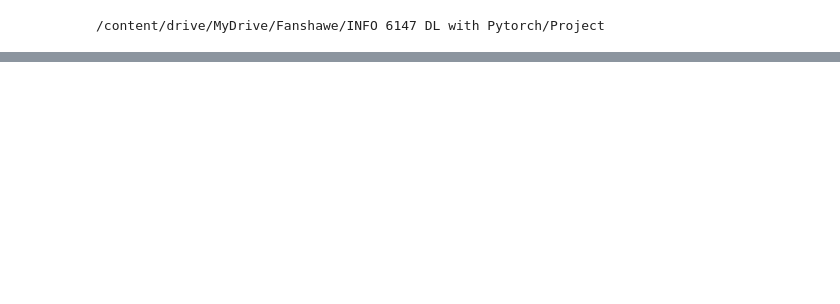
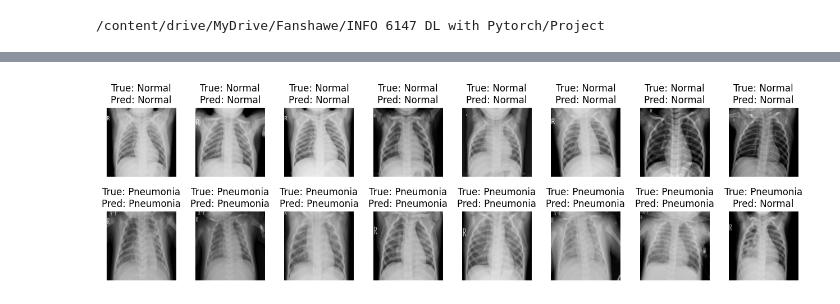
Before and after one commit to yesmkaran/pneumonia-classification, a Jupyter notebook: Pneumonia_Classification.ipynb, the cells around one changed output, grey strips where cells are left out. Drawn from its saved outputs; the diff is of its cells as text; code cells hidden in the pictures; blank space fills up the shorter version.

```diff
--- a/Pneumonia_Classification.ipynb
+++ b/Pneumonia_Classification.ipynb
@@ -128,0 +283,40 @@ while iter_count < total_iterations:
+# %%
+# test images path
+test_data_dir = '/content/drive/MyDrive/Fanshawe/INFO 6147 DL with Pytorch/Project/test'
+
+# apply transformation
+test_transform = transforms.Compose([
+    transforms.Resize((224, 224)),
+    transforms.ToTensor(),
+    transforms.Normalize(mean=[0.485, 0.456, 0.406], std=[0.229, 0.224, 0.225])
+])
+
+test_dataset = datasets.ImageFolder(root=test_data_dir, transform=test_transform)
+
+
+# visualize images with their predictions
+fig, axes = plt.subplots(2, 8, figsize=(16, 4), gridspec_kw={'hspace': 0.5})
+
+# evaluation mode
+model.eval()
+
+for i, (img, label) in enumerate(test_dataset):
+
+    # move to device
+    img = img.to(device)
+
+    # compute prediction
+    output = model(img.unsqueeze(0))
+    prediction = (torch.sigmoid(output.squeeze(0)) > threshold).int()
+
+    ax = axes[i//8, i%8]
+    img = np.clip((img.permute(1, 2, 0).cpu().numpy() * std) + mean, 0, 1)
+
+    # plot
+    ax.imshow(img)
+    ax.set_title(f"True: {label_to_class[label]}\nPred: {label_to_class[prediction.item()]}")
+    ax.axis('off')
+
+plt.show()
+# %% [output]
+[figure, added]
```
Also changed, not shown: parts of 12 cells of this notebook.
